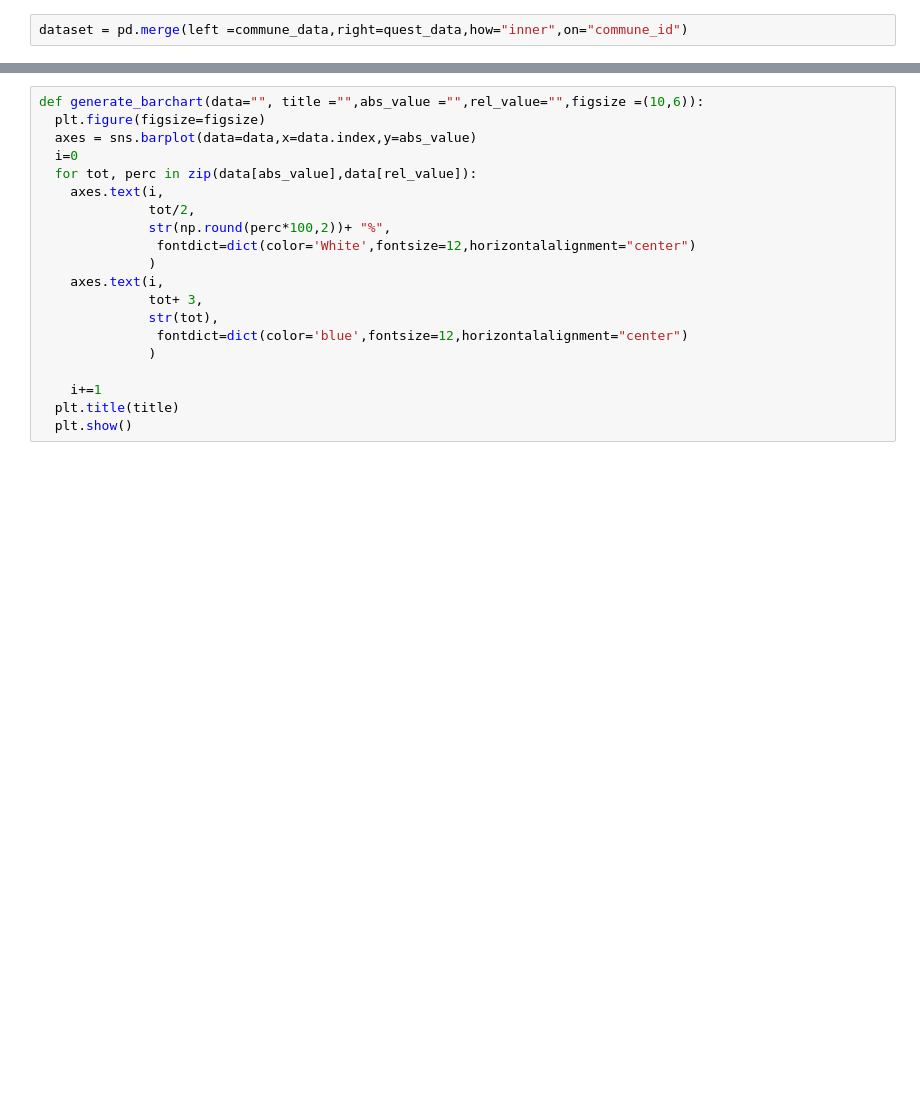
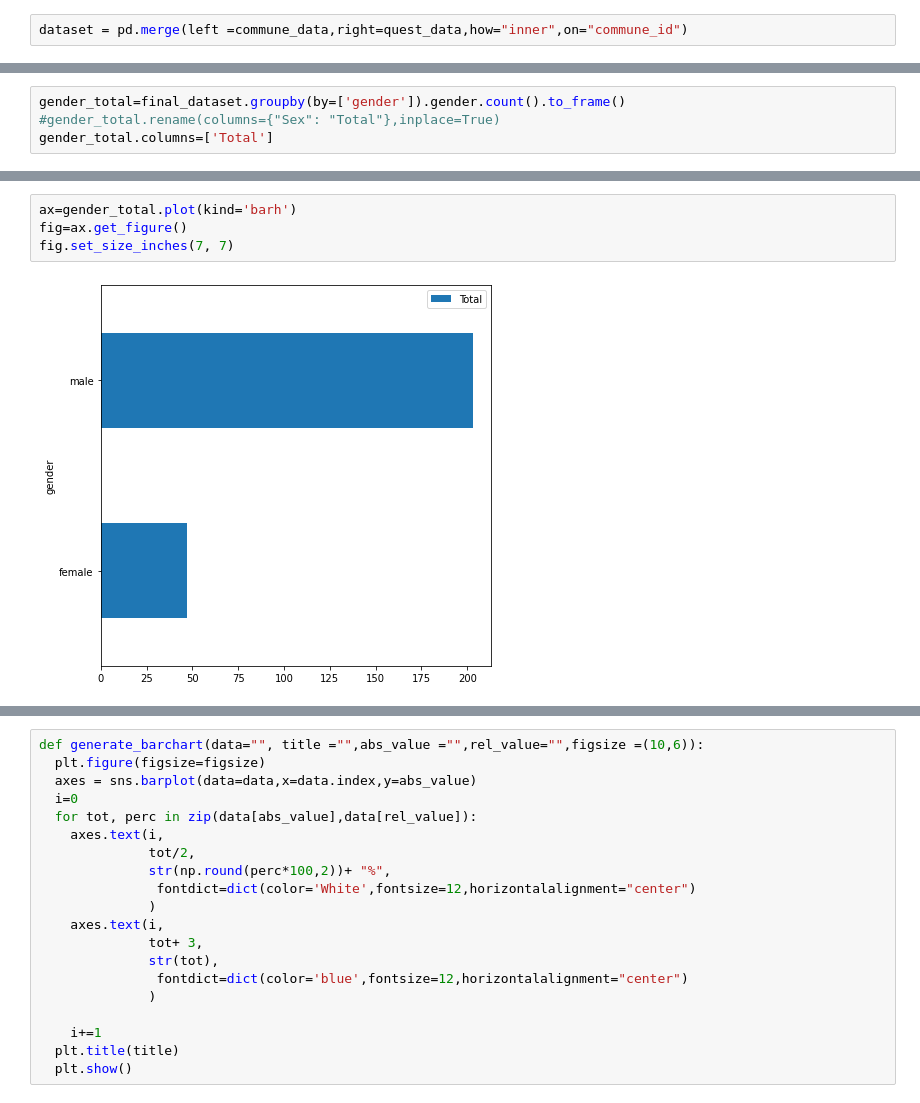
Before and after one commit to Ldave01/Data-Processing-Project, a Jupyter notebook: data_processing.ipynb, the cells around one changed output, grey strips where cells are left out. Cells and saved outputs as stored; diff of their text form; blank space fills up the shorter version.

```diff
--- a/data_processing.ipynb
+++ b/data_processing.ipynb
@@ -355,0 +367,4 @@ dataset[dataset.gender == "female"].shape[0]
+# %%
+gender_total=final_dataset.groupby(by=['gender']).gender.count().to_frame()
+#gender_total.rename(columns={"Sex": "Total"},inplace=True)
+gender_total.columns=['Total']
@@ -355,0 +378,6 @@ dataset[dataset.gender == "female"].shape[0]
+# %%
+ax=gender_total.plot(kind='barh')
+fig=ax.get_figure()
+fig.set_size_inches(7, 7)
+# %% [output]
+[figure, added]
```
Also changed, not shown: parts of 91 cells of this notebook.
